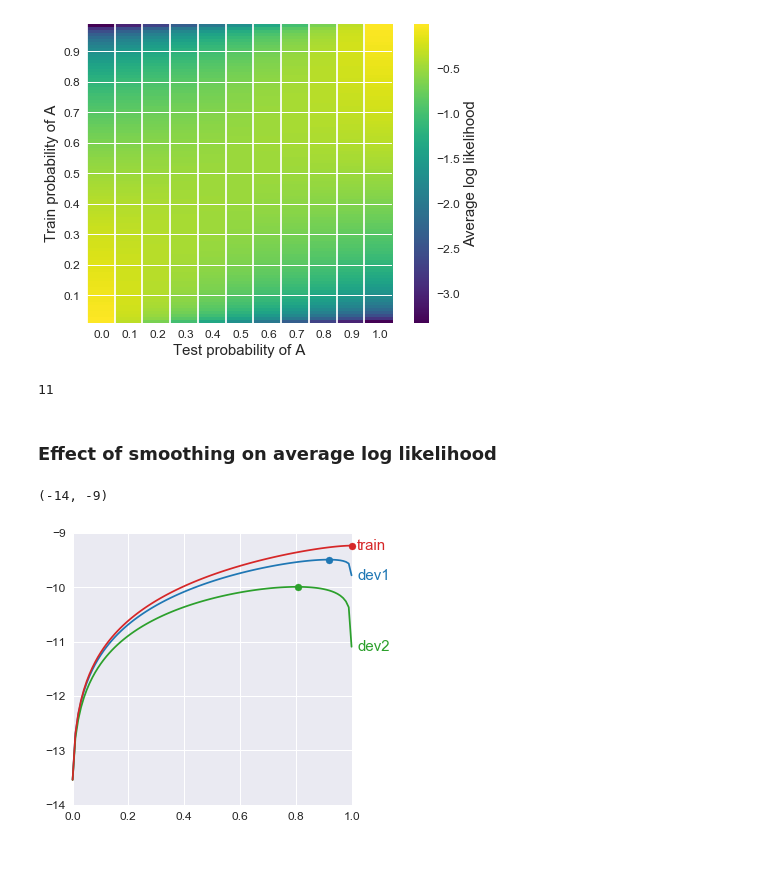
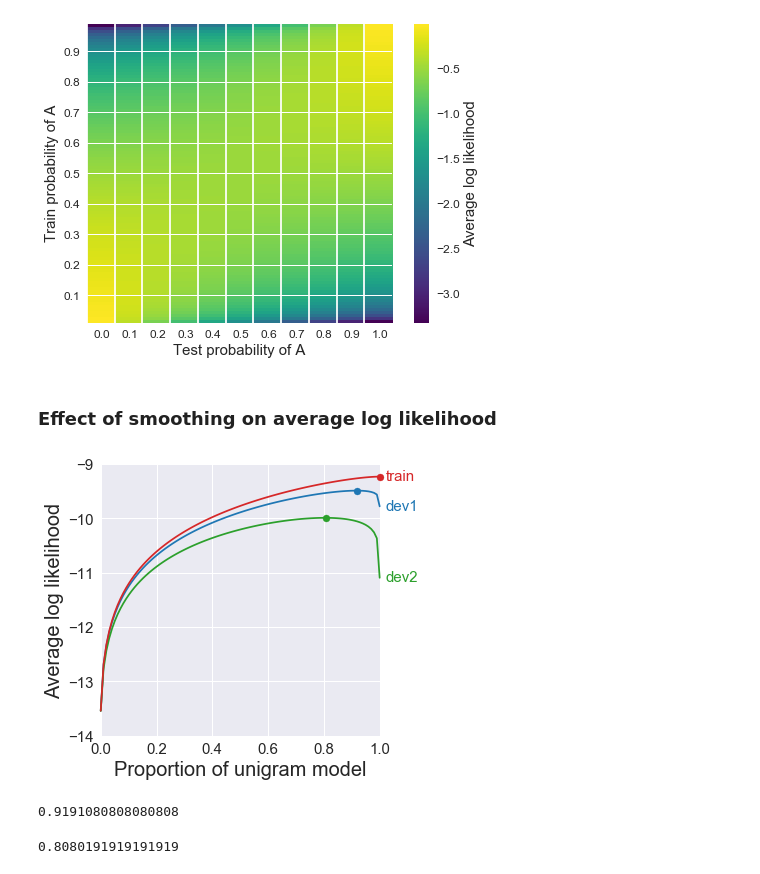
Before and after one commit to khanhnguyendata/ngram, a Jupyter notebook: analysis/part1.ipynb, the cells around one changed output. Cells and saved outputs as stored; diff of their text form; code cells hidden in the pictures.

```diff
--- a/analysis/part1.ipynb
+++ b/analysis/part1.ipynb
@@ -14,10 +14,10 @@ import matplotlib.pyplot as plt
 
 plt.style.use('seaborn')
 plt.rcParams['legend.numpoints'] = 1
-plt.rcParams['axes.labelsize'] = 15
+plt.rcParams['axes.labelsize'] = 20
 plt.rcParams['axes.titlesize'] = 20
-plt.rcParams['xtick.labelsize'] = 12
-plt.rcParams['ytick.labelsize'] = 12
+plt.rcParams['xtick.labelsize'] = 15
+plt.rcParams['ytick.labelsize'] = 15
 plt.rcParams['legend.fontsize'] = 10
 
 legend_opts = {
@@ -176,10 +203,6 @@ cbar = plt.colorbar()
 cbar.set_label('Average log likelihood', rotation=90)
 # %% [output]
 [figure]
-# %%
-len(Z.argmax(axis=0))
-# %% [output]
-11
 # %% [markdown]
 ### Effect of smoothing on average log likelihood
 # %%
@@ -201,20 +219,31 @@ for k in ks:
 # %%
 fig, ax = plt.subplots(figsize=(5, 5))
 
 ax.plot(unigram_weights, dev1_avg_lls, color='tab:blue', clip_on=False)
 ax.plot(unigram_weights, dev2_avg_lls, color='tab:green', clip_on=False)
 ax.plot(unigram_weights, train_avg_lls, color='tab:red', clip_on=False)
 
 ax.scatter(unigram_weights[np.argmax(train_avg_lls)], np.max(train_avg_lls), color='tab:red', clip_on=False)
 ax.scatter(unigram_weights[np.argmax(dev1_avg_lls)], np.max(dev1_avg_lls), color='tab:blue', clip_on=False)
 ax.scatter(unigram_weights[np.argmax(dev2_avg_lls)], np.max(dev2_avg_lls), color='tab:green', clip_on=False)
 
 ax.text(1.02, train_avg_lls[-1], s='train', va='center', color='tab:red', fontsize=15)
 ax.text(1.02, dev1_avg_lls[-1], s='dev1', va='center', color='tab:blue', fontsize=15)
 ax.text(1.02, dev2_avg_lls[-1], s='dev2', va='center', color='tab:green', fontsize=15)
 
 ax.set_xlim(0, 1)
 ax.set_ylim(-14, -9)
+ax.set_xlabel('Proportion of unigram model')
+ax.set_ylabel('Average log likelihood')
+
+savefig(fig, 'proportion_vs_ll.png')
 # %% [output]
-(-14, -9)
-[figure, old version]
+[figure, new version]
+# %%
+unigram_weights[np.argmax(dev1_avg_lls)]
+# %% [output]
+0.9191080808080808
+# %%
+unigram_weights[np.argmax(dev2_avg_lls)]
+# %% [output]
+0.8080191919191919
```
Also changed, not shown: parts of 14 cells of this notebook, 11 other files.
